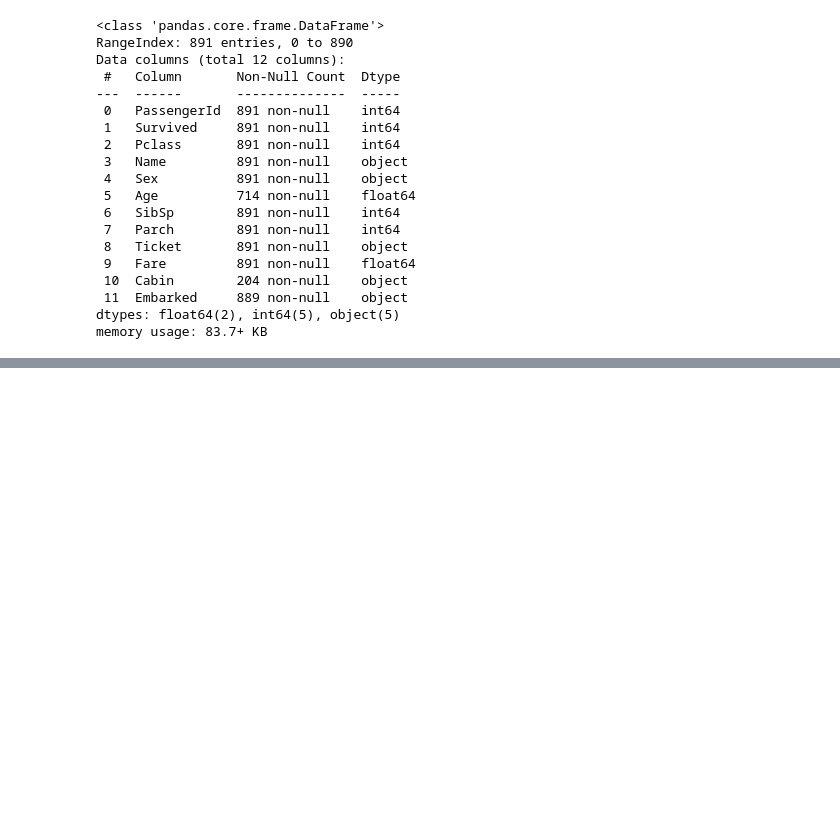
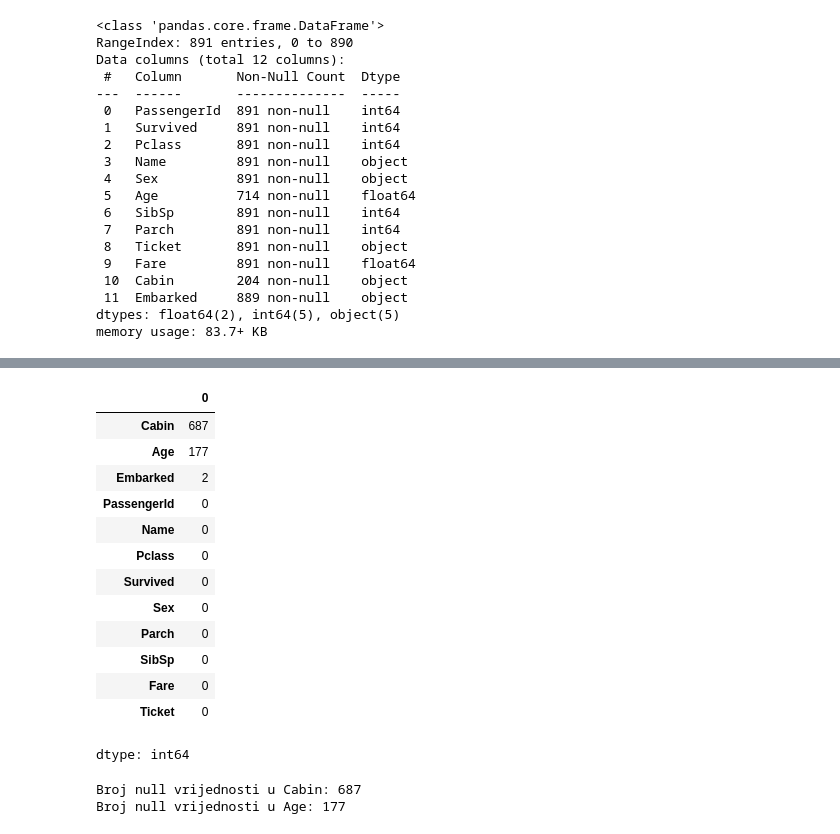
Before and after one commit to milena-seismo/DSB-Unit-02-New, a Jupyter notebook: Labs/lab-eda-titanic/lab-eda-titanic-student-submission.ipynb, the cells around one changed output, grey strips where cells are left out. Drawn from its saved outputs; the diff is of its cells as text; code cells hidden in the pictures; blank space fills up the shorter version.

```diff
--- a/Labs/lab-eda-titanic/lab-eda-titanic-student-submission.ipynb
+++ b/Labs/lab-eda-titanic/lab-eda-titanic-student-submission.ipynb
@@ -35,0 +69,24 @@ memory usage: 83.7+ KB
+# %%
+# Which column has the most NaN values? How many cells in that column are empty?
+train_sum.sort_values(ascending=False)
+# %% [output]
+|  | 0 |
+| Cabin | 687 |
+| Age | 177 |
+| Embarked | 2 |
+| PassengerId | 0 |
+| Name | 0 |
+| Pclass | 0 |
+| Survived | 0 |
+| Sex | 0 |
+| Parch | 0 |
+| SibSp | 0 |
+| Fare | 0 |
+| Ticket | 0 |
+dtype: int64
+# %%
+print(f'Broj null vrijednosti u Cabin: {train["Cabin"].isnull().sum()}')
+print(f'Broj null vrijednosti u Age: {train["Age"].isnull().sum()}')
+# %% [output]
+Broj null vrijednosti u Cabin: 687
+Broj null vrijednosti u Age: 177
```
Also changed, not shown: parts of 12 cells of this notebook.
